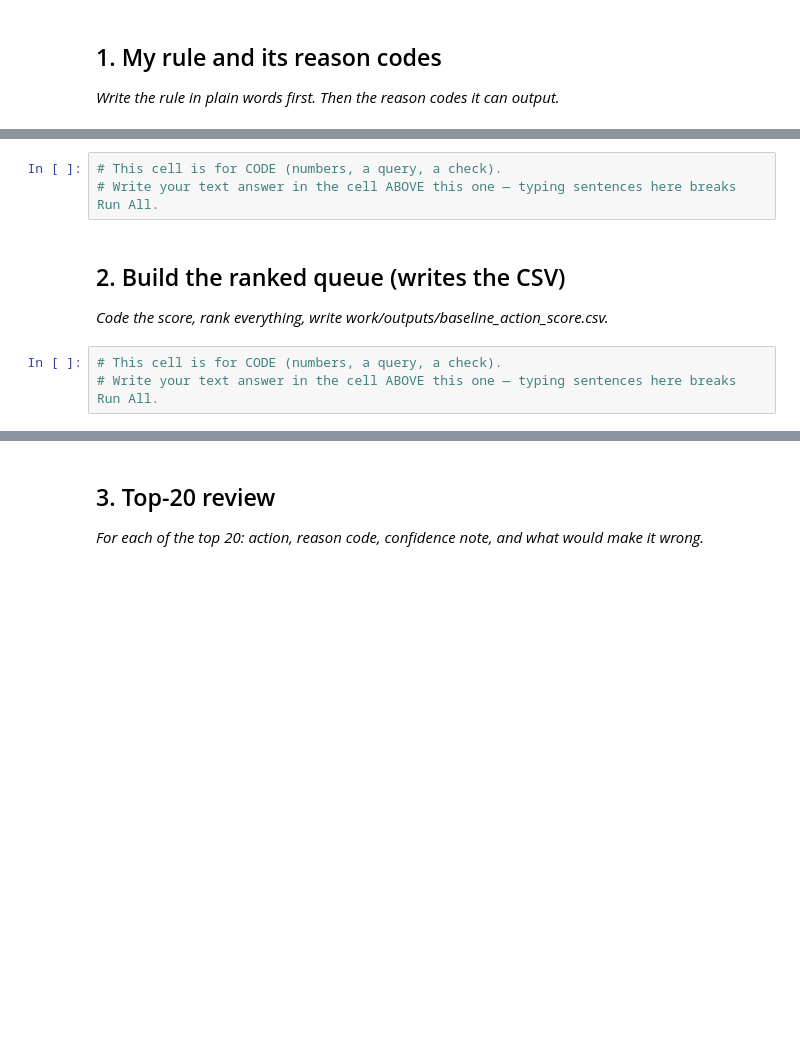
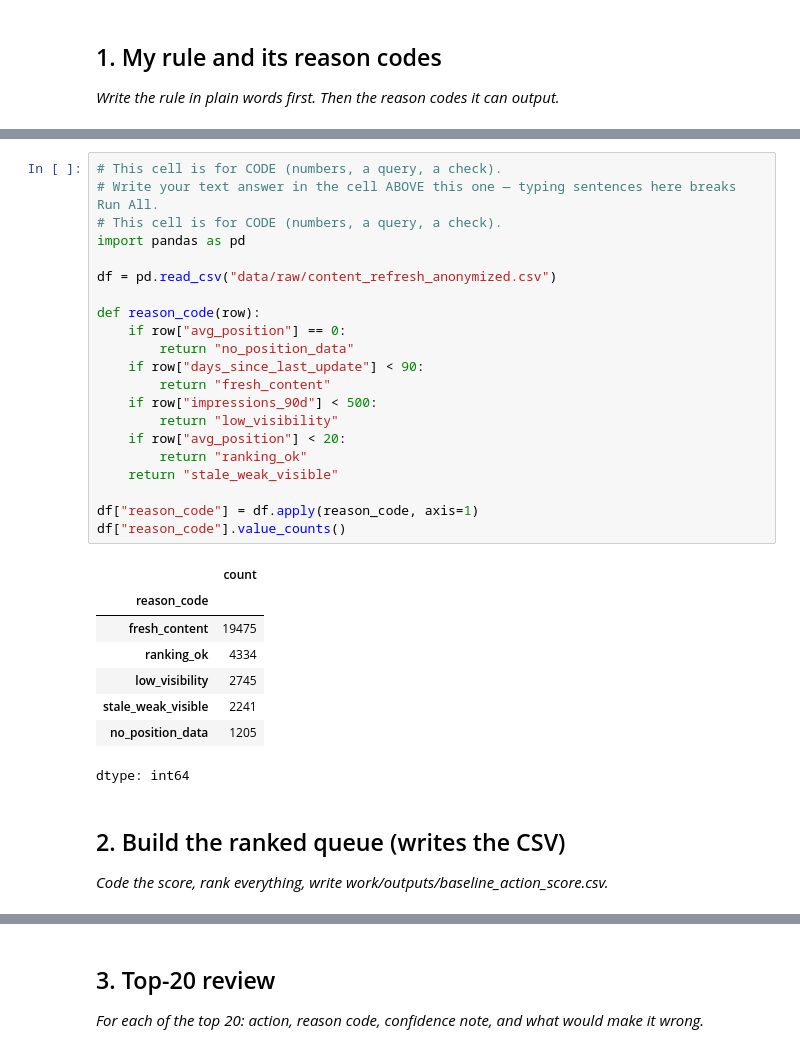
Before and after one commit to prakash587/flyrank-ml-internship-starter, a Jupyter notebook: work/notebooks/w04_baseline_score.ipynb, the cells around one changed output, grey strips where cells are left out. Saved outputs shown, nothing was run; the diff lists cells and outputs as text; blank space fills up the shorter version.

```diff
--- a/work/notebooks/w04_baseline_score.ipynb
+++ b/work/notebooks/w04_baseline_score.ipynb
@@ -13,10 +61,34 @@ This skeleton is yours to fill. Work the sections **in order** — each one has
 # %%
 # This cell is for CODE (numbers, a query, a check).
 # Write your text answer in the cell ABOVE this one — typing sentences here breaks Run All.
+# This cell is for CODE (numbers, a query, a check).
+import pandas as pd
+
+df = pd.read_csv("data/raw/content_refresh_anonymized.csv")
+
+def reason_code(row):
+    if row["avg_position"] == 0:
+        return "no_position_data"
+    if row["days_since_last_update"] < 90:
+        return "fresh_content"
+    if row["impressions_90d"] < 500:
+        return "low_visibility"
+    if row["avg_position"] < 20:
+        return "ranking_ok"
+    return "stale_weak_visible"
+
+df["reason_code"] = df.apply(reason_code, axis=1)
+df["reason_code"].value_counts()
+# %% [output]
+|  | count |
+| reason_code |  |
+| fresh_content | 19475 |
+| ranking_ok | 4334 |
+| low_visibility | 2745 |
+| stale_weak_visible | 2241 |
+| no_position_data | 1205 |
+dtype: int64
 # %% [markdown]
 ## 2. Build the ranked queue (writes the CSV)
 
 *Code the score, rank everything, write work/outputs/baseline_action_score.csv.*
-# %%
-# This cell is for CODE (numbers, a query, a check).
-# Write your text answer in the cell ABOVE this one — typing sentences here breaks Run All.
```
Also changed, not shown: parts of 12 cells of this notebook.
